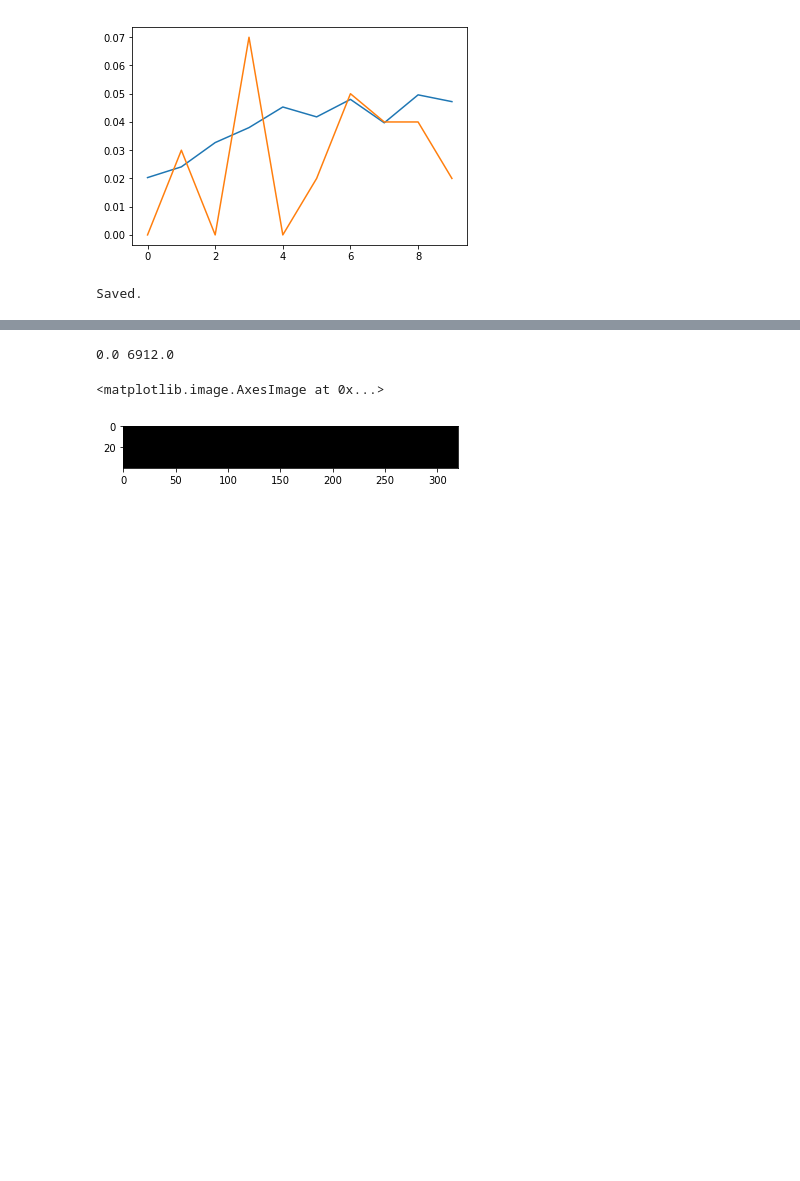
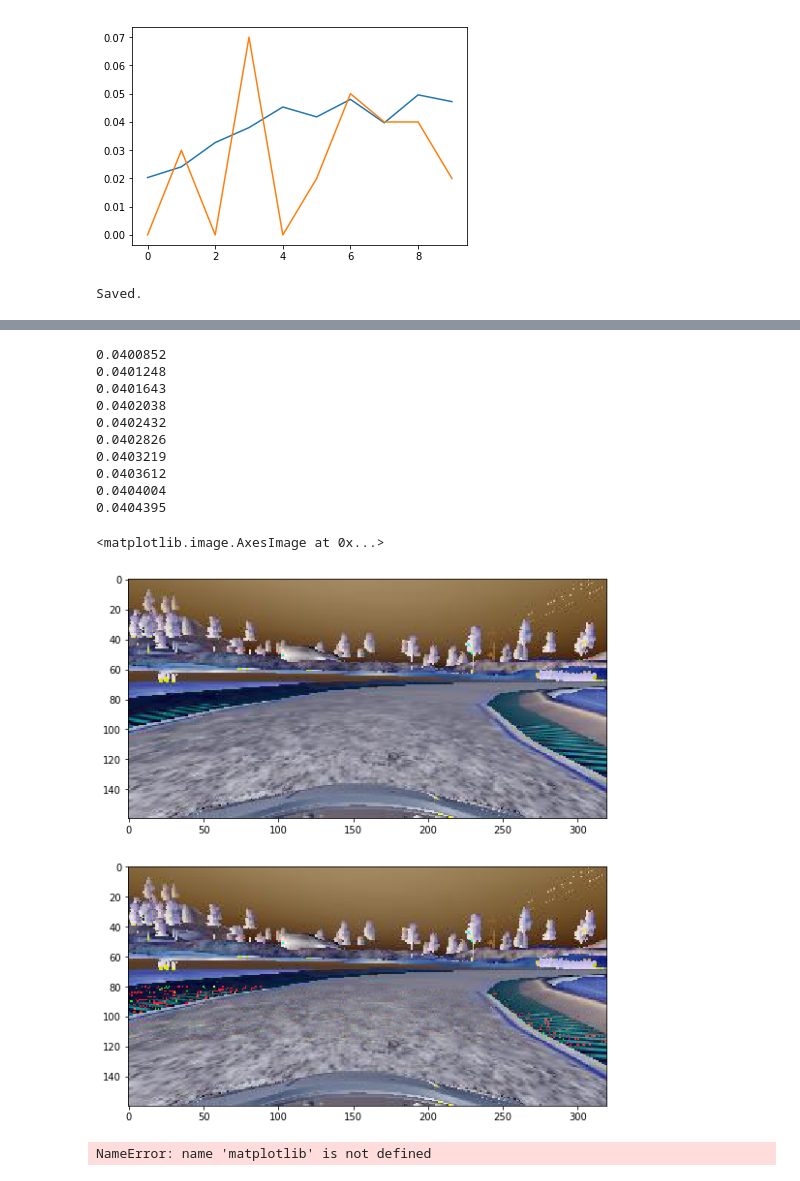
Before and after one commit to tempflip/CarND-Behavioral-Cloning-P3, a Jupyter notebook: generate_model.py.ipynb, the cells around one changed output, grey strips where cells are left out. Drawn from its saved outputs; the diff is of its cells as text; code cells hidden in the pictures; blank space fills up the shorter version.

```diff
--- a/generate_model.py.ipynb
+++ b/generate_model.py.ipynb
@@ -372,9 +355,58 @@ min, max 3.06253082039e-06 0.107373719643
+# %%
+layer_input = vis_layer_dict['lambda_25'].input
+layer_output = vis_layer_dict['relu2'].output
+
+e = 10
+step = 1
+filter_index = 1
+input_img = np.array(_img)
+
+plt.subplot(2,1,1)
+plt.imshow(input_img[0])
+
+loss = K.mean(layer_output[:, :, :, filter_index])
+grads = K.gradients(loss, [layer_input])[0]
+grads /= (K.sqrt(K.mean(K.square(grads))) + 1e-5)
+
+fn = K.function([layer_input], [loss,grads]) #function to call the gradient
+
+for i in range(e):
+    l, g = fn([input_img])
+    input_img += g * step
+    #plt.subplot(e + 1, 1, i+1)
+    #plt.imshow(input_img[0])
+    #print('min, max', np.min(input_img), np.max(input_img))
+    print(l)
+
+
+plt.subplot(2,1,2)
+plt.imshow(input_img[0])
+# %% [output]
+0.0400852
+0.0401248
+0.0401643
+0.0402038
+0.0402432
+0.0402826
+0.0403219
+0.0403612
+0.0404004
+0.0404395
+<matplotlib.image.AxesImage at 0x...>
+[figure, added]
 # %%
+
+matplotlib.rcParams['figure.figsize'] = (10.0, 20.0)
+
 #input_img = np.floor(input_img * np.max(input_img))
 print(np.min(input_img), np.max(input_img))
+print(np.min(g), np.max(g))
 
-plt.imshow(input_img[0,:,:,3:6])
+plt.subplot(input_img.shape[3] +2, 1, 1)
+plt.imshow(input_img[0])
+
+for i in range(0,input_img.shape[3]):
+    plt.subplot(input_img.shape[3] +2, 1, i+2)
+    plt.imshow(input_img[0,:,:,i])
 # %% [output]
-0.0 6912.0
+NameError: name 'matplotlib' is not defined
-<matplotlib.image.AxesImage at 0x...>
-[figure, removed]
```
Also changed, not shown: parts of 14 cells of this notebook, 1 other file.
